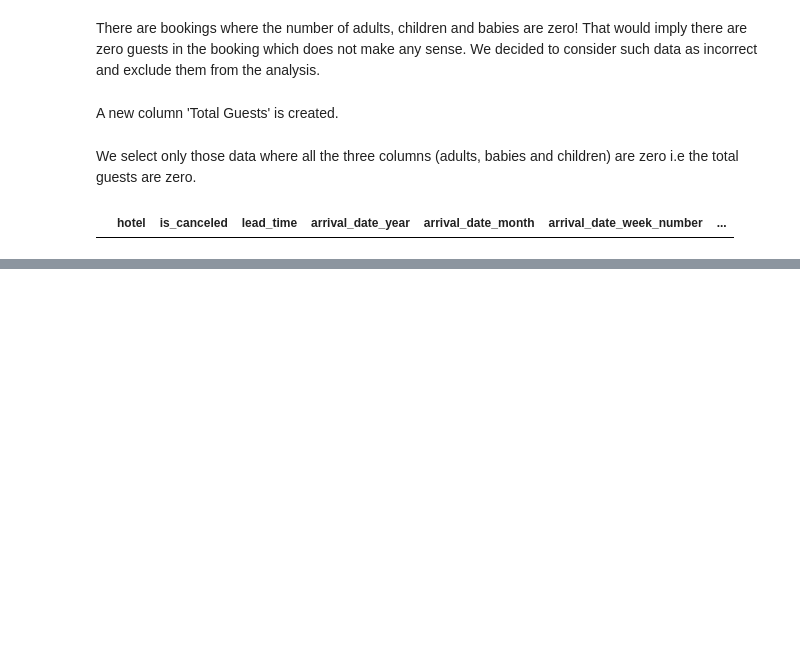
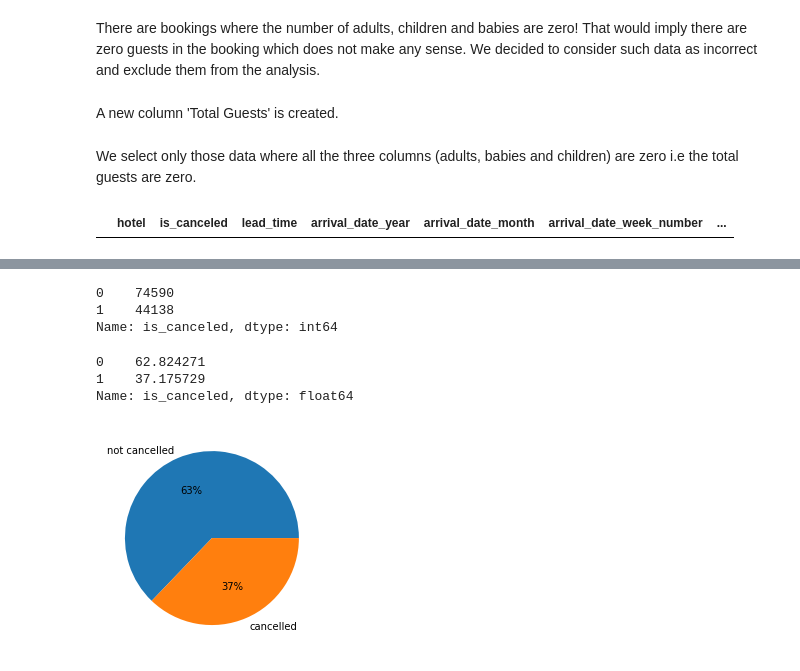
Before and after one commit to ParvezMakandar/Hotel-Booking-Analysis, a Jupyter notebook: Hotel_Booking_Analysis_Capstone_Project.ipynb, the cells around one changed output, grey strips where cells are left out. Drawn from its saved outputs; the diff is of its cells as text; code cells hidden in the pictures; blank space fills up the shorter version.

```diff
--- a/Hotel_Booking_Analysis_Capstone_Project.ipynb
+++ b/Hotel_Booking_Analysis_Capstone_Project.ipynb
@@ -205,0 +258,20 @@ hotel_df[hotel_df.total_guests == 0]
+# %%
+ cancel_count = hotel_df['is_canceled'].value_counts()
+ cancel_count
+# %% [output]
+0    74590
+1    44138
+Name: is_canceled, dtype: int64
+# %%
+# percentage of cancelled bookings
+(hotel_df['is_canceled'].value_counts()/hotel_df.shape[0])*100
+# %% [output]
+0    62.824271
+1    37.175729
+Name: is_canceled, dtype: float64
+# %%
+# pie chart
+plt.pie(cancel_count,labels=['not cancelled','cancelled'],autopct='%.0f%%')
+plt.show()
+# %% [output]
+[figure, added]
```
Also changed, not shown: parts of 18 cells of this notebook.
